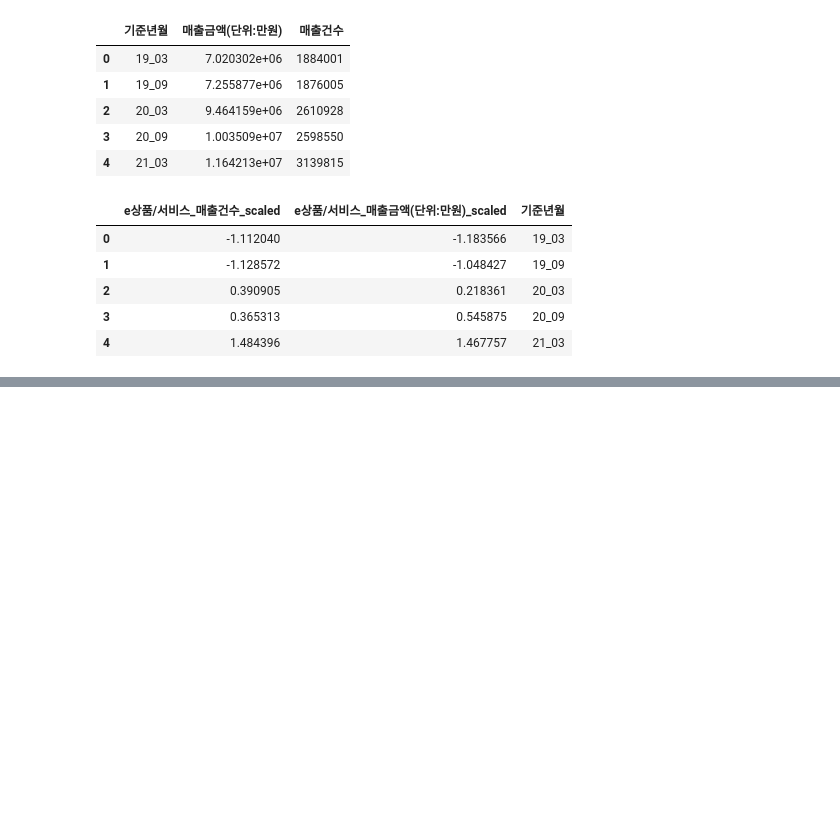
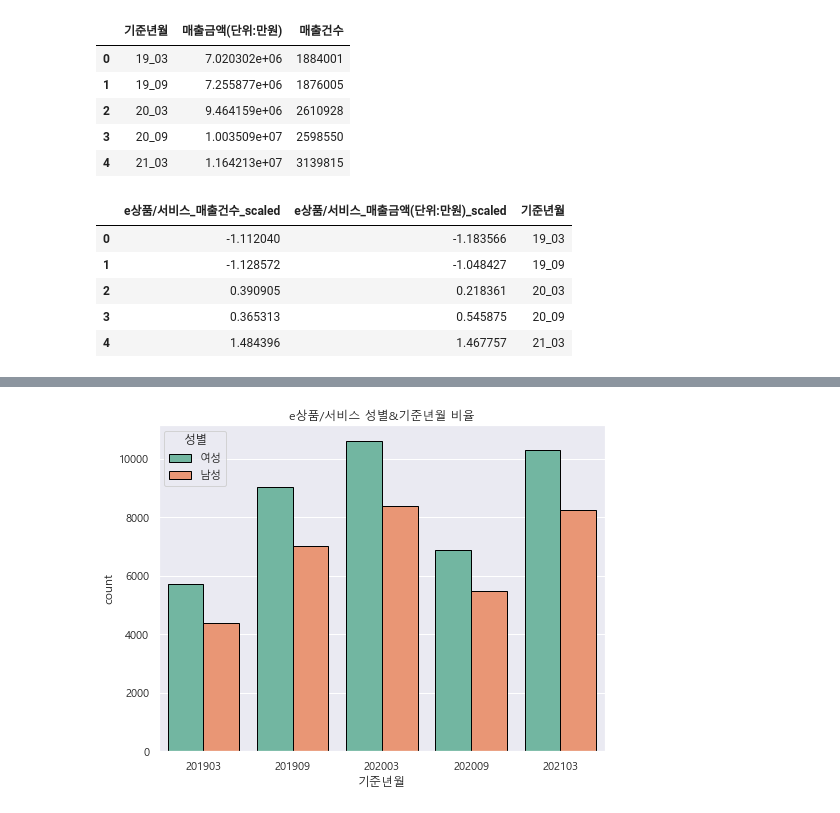
Before and after one commit to rootofdata/Financial-Security-Institute-NH, a Jupyter notebook: (시각화)4가지 대분류.ipynb, the cells around one changed output, grey strips where cells are left out. Cells and saved outputs as stored; diff of their text form; code cells hidden in the pictures; blank space fills up the shorter version.

```diff
--- a/(시각화)4가지 대분류.ipynb
+++ b/(시각화)4가지 대분류.ipynb
@@ -259,0 +282,8 @@ plt.show
+# %%
+#성별
+fig, ax = plt.subplots(1, 1, figsize = (8, 6))
+sns.countplot(x = '기준년월', data = data_e, edgecolor= 'black', palette='Set2', hue = '성별')
+ax.set_title('e상품/서비스 성별&기준년월 비율')
+plt.show()
+# %% [output]
+[figure, added]
```
Also changed, not shown: parts of 5 cells of this notebook.
